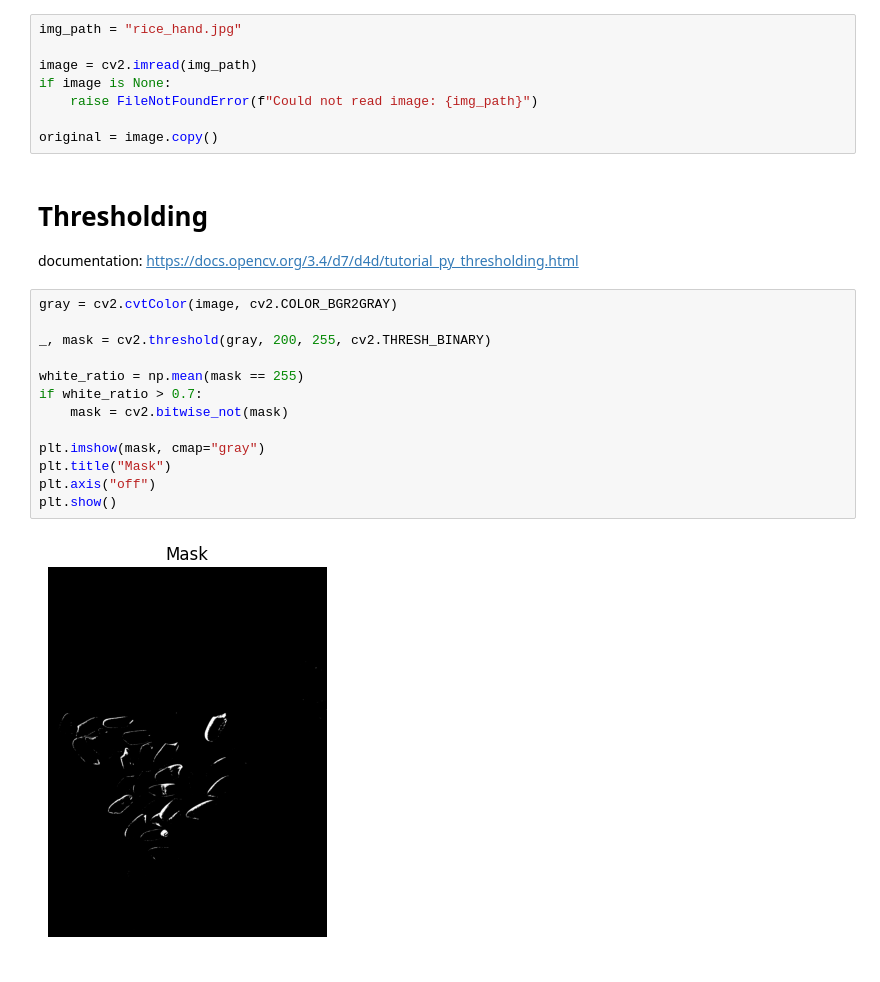
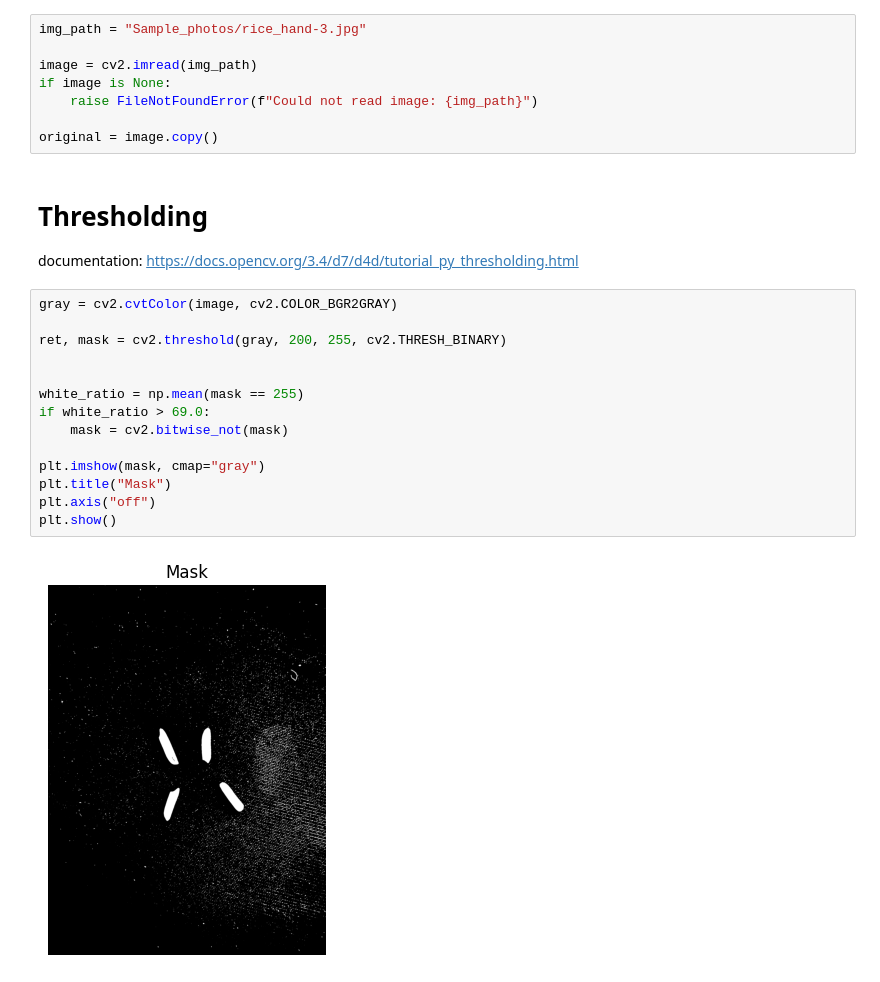
Before and after one commit to mikewen8/184_project, a Jupyter notebook: CNN/Extra_spicy.ipynb, the cells around one changed output. Cells and saved outputs as stored; diff of their text form.

```diff
--- a/CNN/Extra_spicy.ipynb
+++ b/CNN/Extra_spicy.ipynb
@@ -62,5 +72,5 @@ Model: "sequential"
 # %%
-img_path = "rice_hand.jpg"
+img_path = "Sample_photos/rice_hand-3.jpg"
 
 image = cv2.imread(img_path)
 if image is None:
@@ -73,15 +83,16 @@ documentation: https://docs.opencv.org/3.4/d7/d4d/tutorial_py_thresholding.html
 # %%
 gray = cv2.cvtColor(image, cv2.COLOR_BGR2GRAY)
 
-_, mask = cv2.threshold(gray, 200, 255, cv2.THRESH_BINARY)
+ret, mask = cv2.threshold(gray, 200, 255, cv2.THRESH_BINARY)
+
 
 white_ratio = np.mean(mask == 255)
-if white_ratio > 0.7:
+if white_ratio > 69.0:
     mask = cv2.bitwise_not(mask)
 
 plt.imshow(mask, cmap="gray")
 plt.title("Mask")
 plt.axis("off")
 plt.show()
 # %% [output]
-[figure, old version]
+[figure, new version]
```
Also changed, not shown: parts of 7 cells of this notebook, 3 other files.
